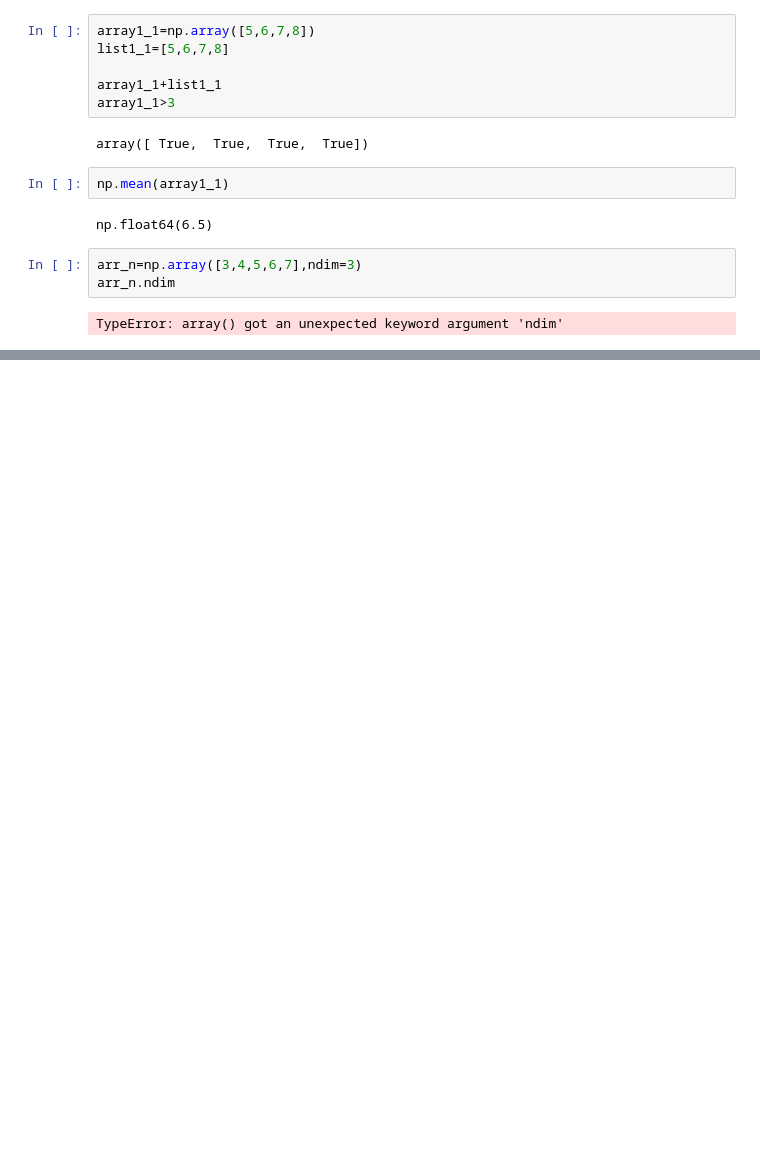
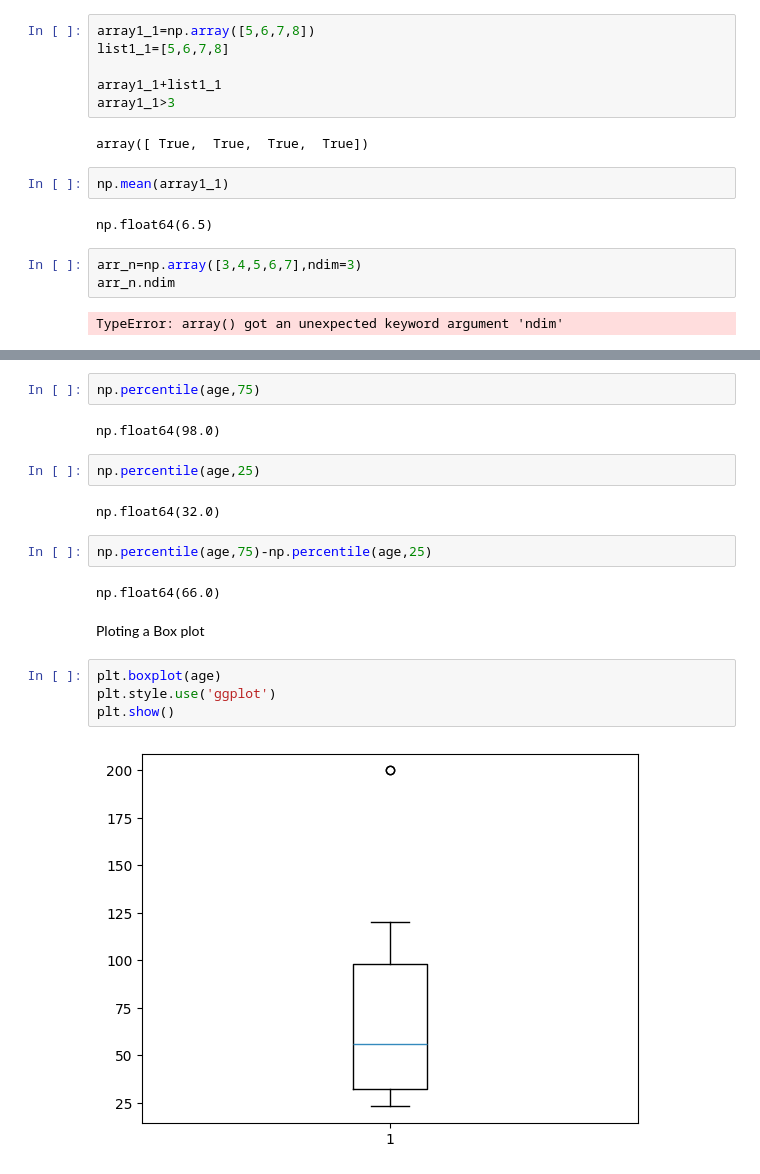
Before and after one commit to Star-obiero/Python-Basic, a Jupyter notebook: lab1.ipynb, the cells around one changed output, grey strips where cells are left out. Cells and saved outputs as stored; diff of their text form; blank space fills up the shorter version.

```diff
--- a/lab1.ipynb
+++ b/lab1.ipynb
@@ -128,0 +253,20 @@ TypeError: array() got an unexpected keyword argument 'ndim'
+# %%
+np.percentile(age,75)
+# %% [output]
+np.float64(98.0)
+# %%
+np.percentile(age,25)
+# %% [output]
+np.float64(32.0)
+# %%
+np.percentile(age,75)-np.percentile(age,25)
+# %% [output]
+np.float64(66.0)
+# %% [markdown]
+Ploting a Box plot
+# %%
+plt.boxplot(age)
+plt.style.use('ggplot')
+plt.show()
+# %% [output]
+[figure, added]
```
Also changed, not shown: parts of 61 cells of this notebook, 1 other file.
